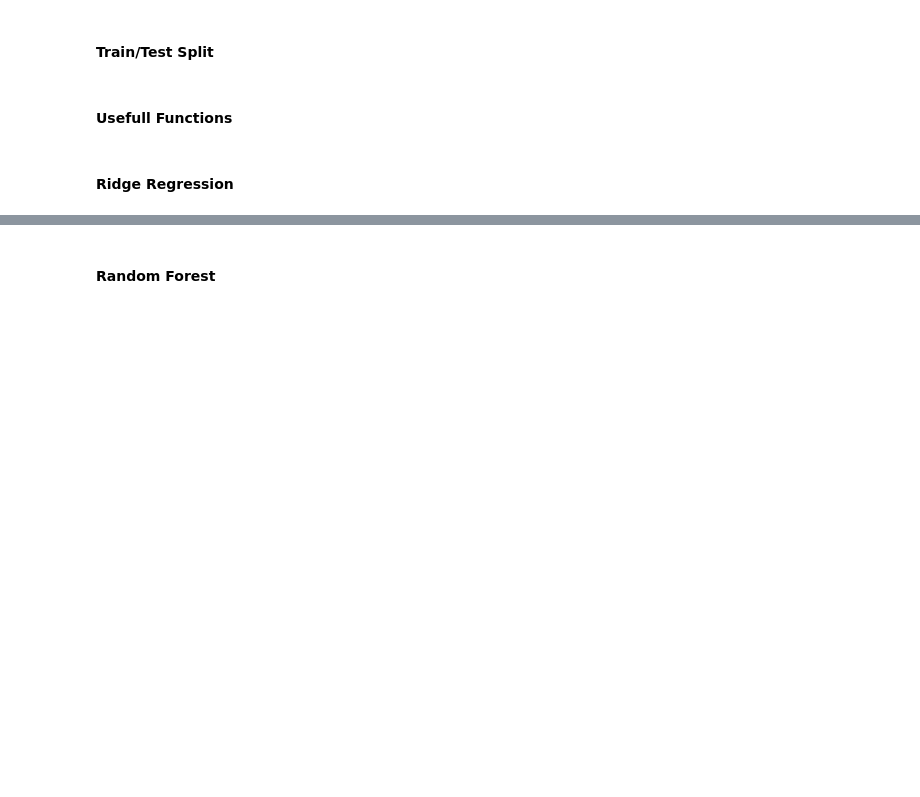
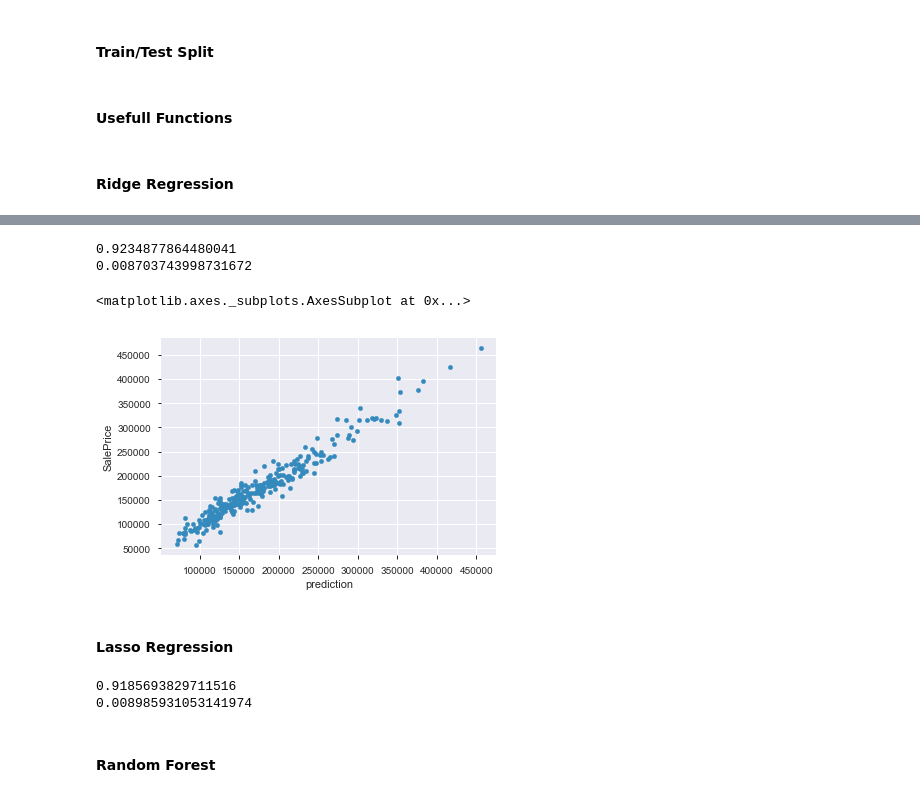
Before and after one commit to 1BrandonCummings/w207-final-project, a Jupyter notebook: ChristinaPapadimitriou_TakahiroHisada_BrandonCummings_HousingPrices.ipynb, the cells around one changed output, grey strips where cells are left out. Drawn from its saved outputs; the diff is of its cells as text; code cells hidden in the pictures; blank space fills up the shorter version.

```diff
--- a/ChristinaPapadimitriou_TakahiroHisada_BrandonCummings_HousingPrices.ipynb
+++ b/ChristinaPapadimitriou_TakahiroHisada_BrandonCummings_HousingPrices.ipynb
@@ -360,0 +388,26 @@ make_csv('logPrice_ridgeGS2.csv', np.exp(rid_pred))
+# %%
+from sklearn.linear_model import ElasticNetCV
+
+# Elastic Net Log Sales Price
+model_pipe = Pipeline(steps=[
+    ('preprocess', fr),
+    ('predict', ElasticNetCV(l1_ratio=np.linspace(.05, .95, 20), alphas= 2. ** np.arange(-10, 10)))
+])
+
+round_num = 2
+model_pipe.fit(X_train, np.log(y_train).round(round_num))
+print(model_pipe.score(X_dev, np.log(y_dev).round(round_num)))
+print(root_mean_square_error(model_pipe.predict(X_dev), np.log(y_dev).round(round_num)))
+# %% [output]
+0.9234877864480041
+0.008703743998731672
+# %%
+model_pipe.fit(X_train_full, np.log(y_train_full).round(round_num))
+EN_pred = model_pipe.predict(X_test)
+# %%
+df = pd.DataFrame(y_dev.reset_index())
+df["prediction"] = np.exp(model_pipe.predict(X_dev))
+df.plot(x="prediction",y="SalePrice", kind='scatter')
+# %% [output]
+<matplotlib.axes._subplots.AxesSubplot at 0x...>
+[figure, added]
@@ -360,0 +416,18 @@ make_csv('logPrice_ridgeGS2.csv', np.exp(rid_pred))
+# %% [markdown]
+#### Lasso Regression
+# %%
+from sklearn.linear_model import LassoCV
+
+# Lasso Log Sales Price
+model_pipe = Pipeline(steps=[
+    ('preprocess', fr),
+    ('predict', LassoCV(alphas= 2. ** np.arange(-10, 10)))
+])
+
+round_num = 2
+model_pipe.fit(X_train, np.log(y_train).round(round_num))
+print(model_pipe.score(X_dev, np.log(y_dev).round(round_num)))
+print(root_mean_square_error(model_pipe.predict(X_dev), np.log(y_dev).round(round_num)))
+# %% [output]
+0.9185693829711516
+0.008985931053141974
```
Also changed, not shown: parts of 25 cells of this notebook.
